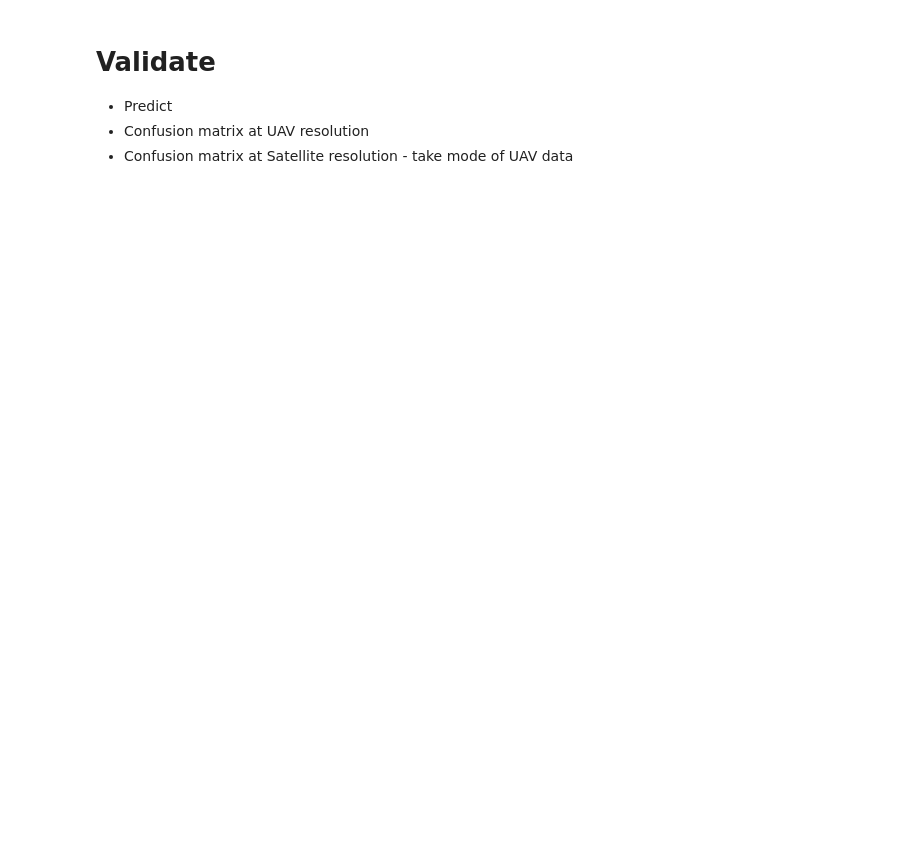
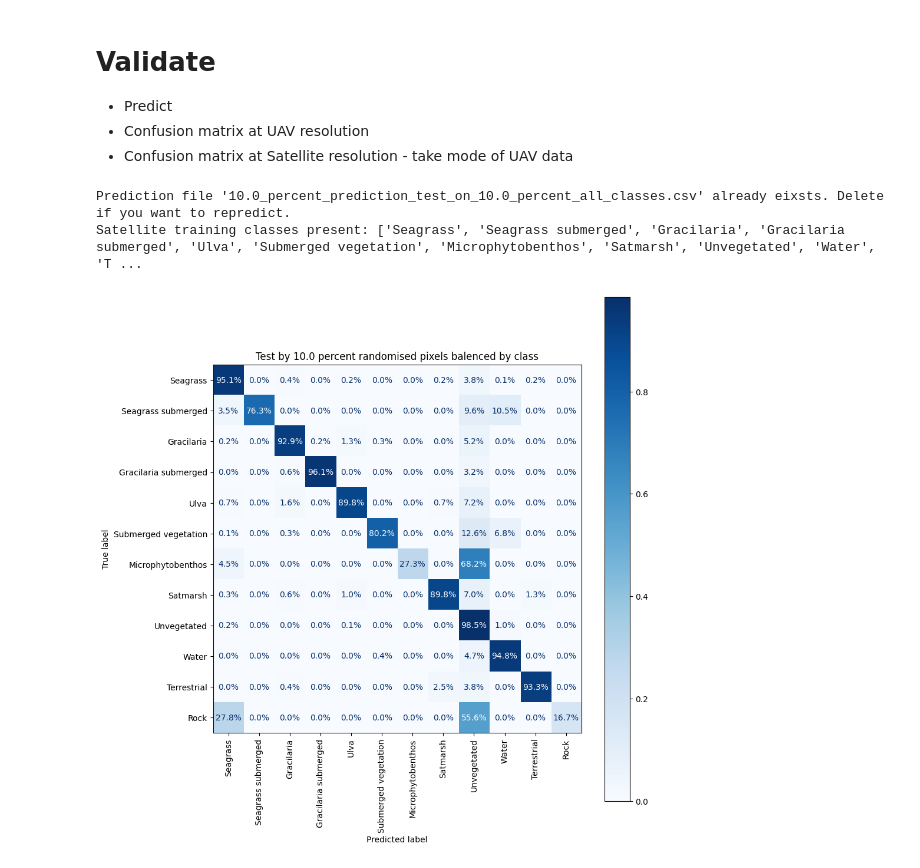
Before and after one commit to niwa/seagrass-detection, a Jupyter notebook: notebooks/train_and_validate_percent_holdout.ipynb, the cells around one changed output. Saved outputs shown, nothing was run; the diff lists cells and outputs as text; code cells hidden in the pictures; blank space fills up the shorter version.

```diff
--- a/notebooks/train_and_validate_percent_holdout.ipynb
+++ b/notebooks/train_and_validate_percent_holdout.ipynb
@@ -233,25 +302,29 @@ training.plot_model_feature_importance(training_dataframe=training_dataframe, mo
 * Confusion matrix at Satellite resolution - take mode of UAV data
 # %%
 if not test_prediction_file.exists():
-        model_feature_names_file = model_file.with_name(f"{model_file.stem}_feature_names.csv")
-        predictions = training.predict_pixels(test_pixels=test_dataframe, model_file=model_file, model_feature_names_file=model_feature_names_file)
-        # save predictions with actual to csv
-        predictions.to_csv(test_prediction_file, index=False)
-    else:
-        print(f"Prediction file '{test_prediction_file.name}' already eixsts. Delete if you want to repredict.")
-        predictions = pandas.read_csv(test_prediction_file)
+    model_feature_names_file = model_file.with_name(f"{model_file.stem}_feature_names.csv")
+    predictions = training.predict_samples(test_dataframe=test_dataframe, model_file=model_file, model_feature_names_file=model_feature_names_file)
+    # save predictions with actual to csv
+    predictions.to_csv(test_prediction_file, index=False)
+else:
+    print(f"Prediction file '{test_prediction_file.name}' already eixsts. Delete if you want to repredict.")
+    predictions = pandas.read_csv(test_prediction_file)
 
-    print(
-        f"Satellite training classes present: {[key for key, value in satellite_classes.items() if value in predictions['satellite_class_id'].unique()]}. "
-        f"Predicted classes present: {[key for key, value in satellite_classes.items() if value in predictions['predicted_class_id'].unique()]}. "
-         )
+print(
+    f"Satellite training classes present: {[key for key, value in satellite_classes.items() if value in predictions['satellite_class_id'].unique()]}. "
+    f"Predicted classes present: {[key for key, value in satellite_classes.items() if value in predictions['predicted_class_id'].unique()]}. "
+     )
 
-    plot_filename = test_prediction_file.with_name( f"{prediction_file.stem}_confusion_matrix.png")
-    plot_title = f"Test by {test_threshold*100} percent randomised pixels balenced by class"
+plot_filename = test_prediction_file.with_name( f"{test_prediction_file.stem}_confusion_matrix.png")
+plot_title = f"Test by {test_threshold*100} percent randomised pixels balenced by class"
 
-    training.confusion_matrix_of_pixels(
-        predictions=predictions,
-        satellite_classes=satellite_classes,
-        plot_filename=plot_filename,
-        plot_title=plot_title
-    );
+training.confusion_matrix_of_pixels(
+    predictions=predictions,
+    satellite_classes=satellite_classes,
+    plot_filename=plot_filename,
+    plot_title=plot_title
+);
+# %% [output]
+Prediction file '10.0_percent_prediction_test_on_10.0_percent_all_classes.csv' already eixsts. Delete if you want to repredict.
+Satellite training classes present: ['Seagrass', 'Seagrass submerged', 'Gracilaria', 'Gracilaria submerged', 'Ulva', 'Submerged vegetation', 'Microphytobenthos', 'Satmarsh', 'Unvegetated', 'Water', 'T ...
+[figure, added]
```
Also changed, not shown: parts of 11 cells of this notebook, 7 other files.
